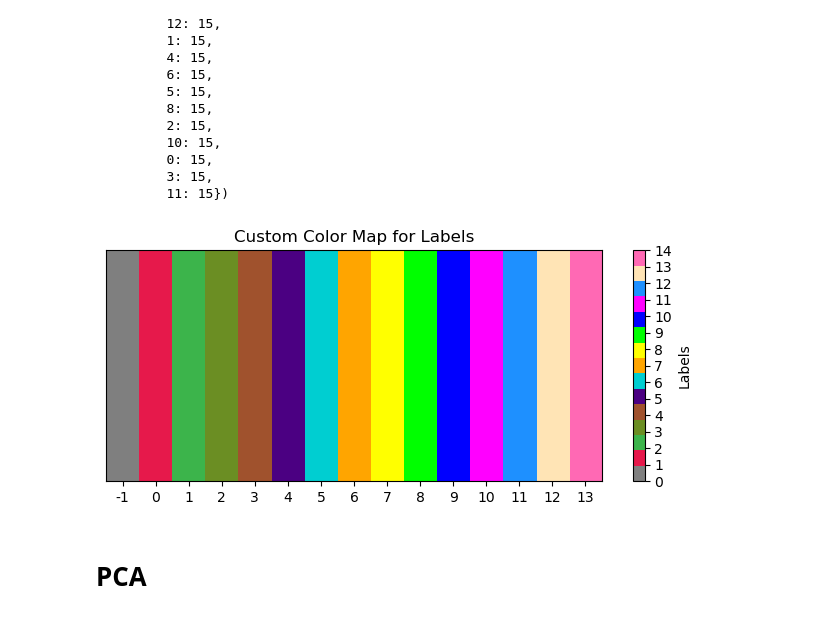
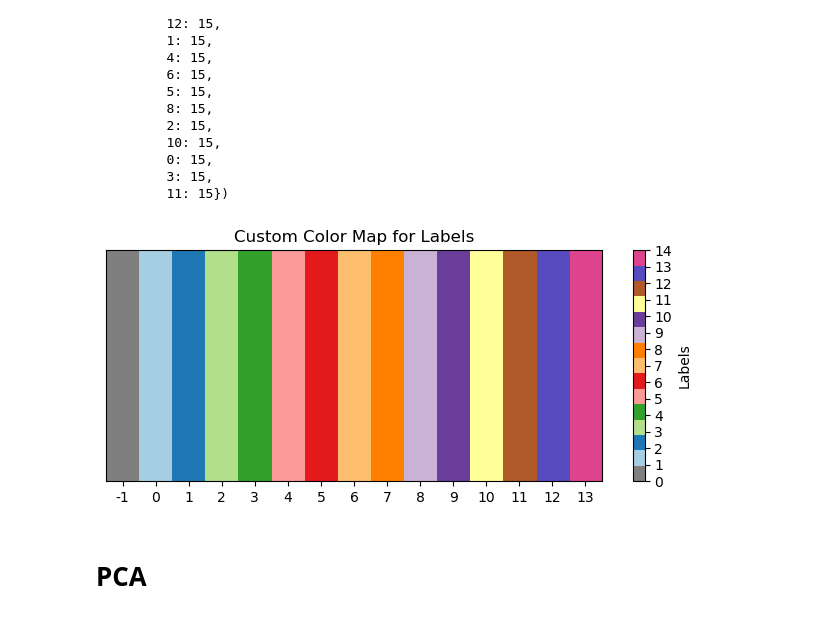
Before and after one commit to JarekJurek/foraminifera, a Jupyter notebook: src/feature_investigator.ipynb, the cells around one changed output. Cells and saved outputs as stored; diff of their text form; code cells hidden in the pictures.

```diff
--- a/src/feature_investigator.ipynb
+++ b/src/feature_investigator.ipynb
@@ -72,27 +66,34 @@ palette2 = [
     "#00fa9a", "#0000ff", "#ff00ff",
     "#1e90ff", "#ffe4b5", "#ff69b4"
 ]
+palette3 = [
+    '#a6cee3', '#1f78b4', '#b2df8a',
+    '#33a02c', '#fb9a99', '#e31a1c',
+    '#fdbf6f', '#ff7f00', '#cab2d6',
+    '#6a3d9a', '#ffff99', '#b15928',
+    '#564bbf', '#de438e'
+]
 # %%
 # Create a color map for the labels
 # Create a copy of the colormap
-# base_cmap = plt.cm.get_cmap('hsv', len(np.unique(labels)) - 1)  # -1 because we handle -1 separately
-base_cmap = mcolors.ListedColormap(palette2)
+# base_cmap = plt.cm.get_cmap('turbo', len(np.unique(labels)) - 1)  # -1 because we handle -1 separately
+base_cmap = mcolors.ListedColormap(palette3)
 
 # Create a custom colormap with grey for -1
 colors = np.vstack(
     (np.array([0.5, 0.5, 0.5, 1]),  # Grey for -1
     base_cmap(np.linspace(0, 1, len(np.unique(labels)) - 1))))
 custom_cmap = mcolors.ListedColormap(colors)
 # Plot the color map
 plt.figure(figsize=(8, 3))
 plt.imshow([np.arange(len(np.unique(labels)))], aspect='auto', cmap=custom_cmap)
 plt.xticks(np.arange(len(np.unique(labels))), np.unique(labels))
 plt.yticks([])
 plt.title("Custom Color Map for Labels")
 plt.colorbar(ticks=np.arange(len(np.unique(labels))), label='Labels')
 plt.show()
 # %% [output]
-[figure, old version]
+[figure, new version]
 # %% [markdown]
 # PCA
 # %%
```
Also changed, not shown: parts of 19 cells of this notebook, 2 other files.
